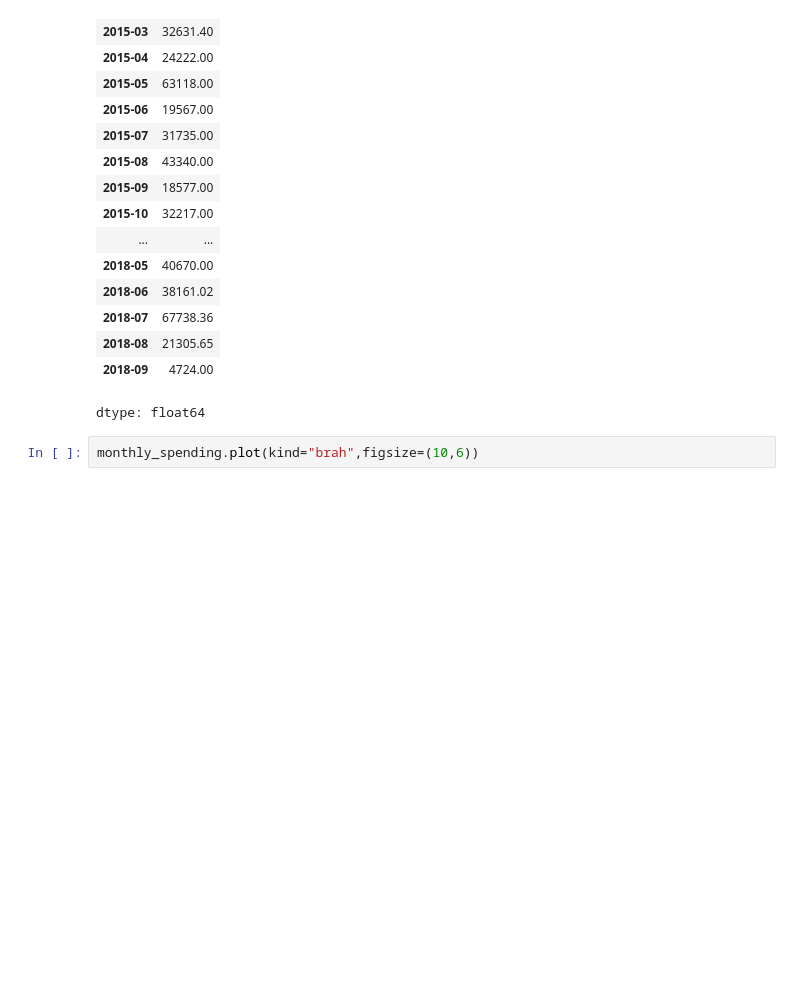
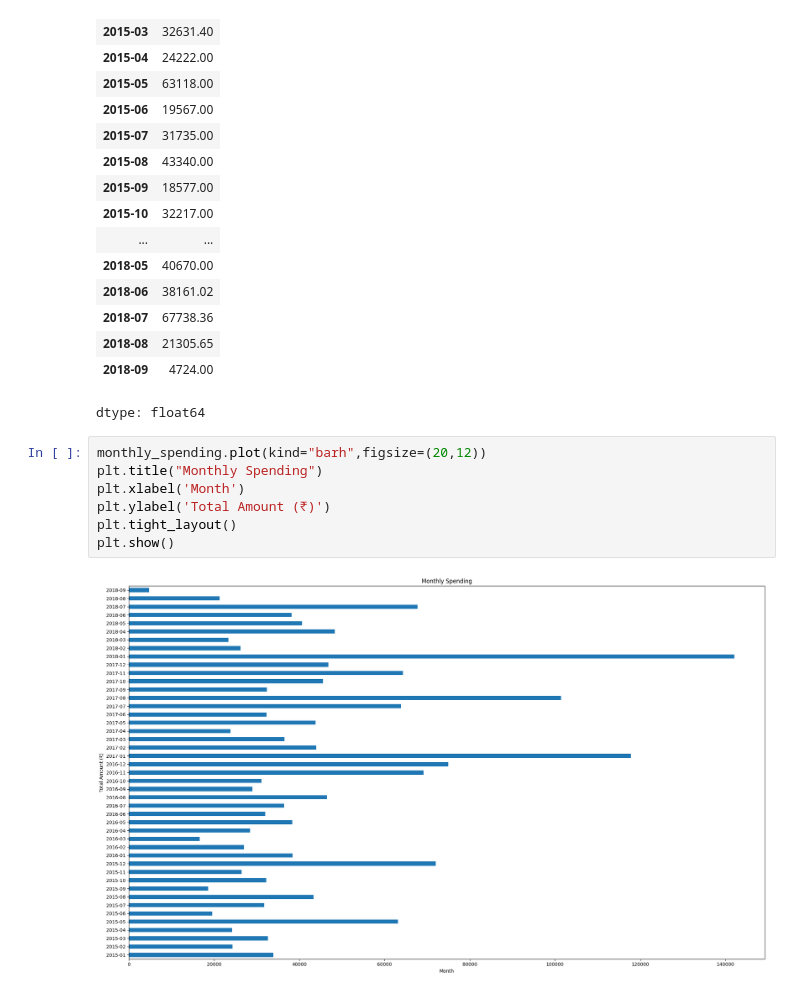
Before and after one commit to kailashchaudhary-p/Daily-Expense-Analyzer, a Jupyter notebook: Daily_Expense_Analyzer.ipynb, the cells around one changed output. Cells and saved outputs as stored; diff of their text form; blank space fills up the shorter version.

```diff
--- a/Daily_Expense_Analyzer.ipynb
+++ b/Daily_Expense_Analyzer.ipynb
@@ -526,5 +526,12 @@ monthly_spending
 | 2018-08 | 21305.65 |
 | 2018-09 | 4724.00 |
 dtype: float64
-# %%
-monthly_spending.plot(kind="brah",figsize=(10,6))
+# %%
+monthly_spending.plot(kind="barh",figsize=(20,12))
+plt.title("Monthly Spending")
+plt.xlabel('Month')
+plt.ylabel('Total Amount (₹)')
+plt.tight_layout()
+plt.show()
+# %% [output]
+[figure, added]
```
Also changed, not shown: parts of 2 cells of this notebook.
